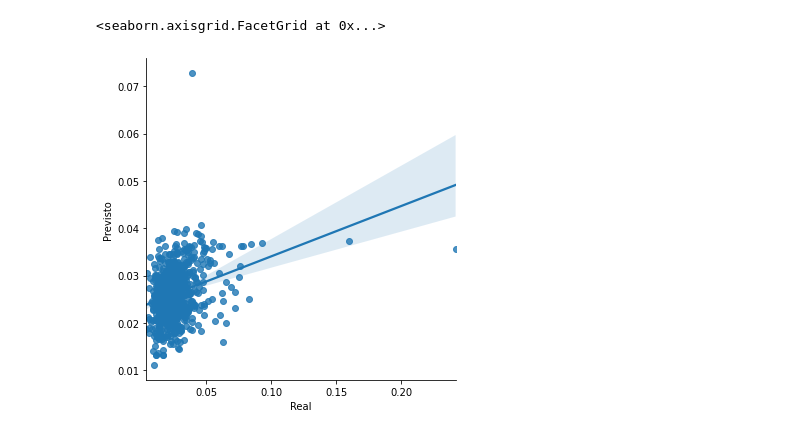
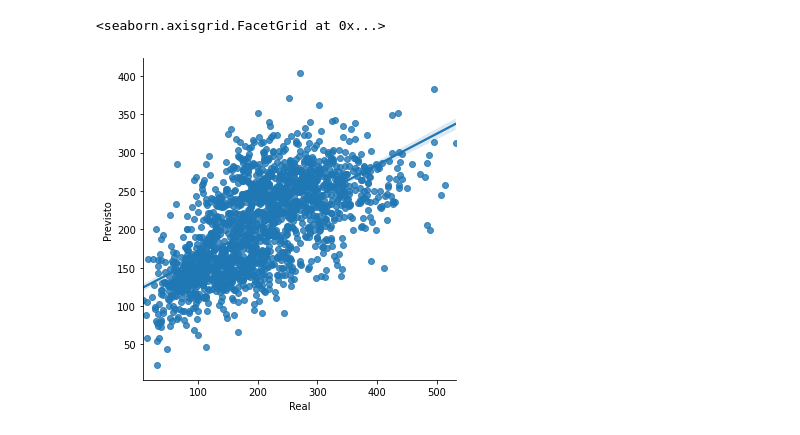
Before and after one commit to mirianbatista/covid-fatores, a Jupyter notebook: regressao_linear_mortalidade.ipynb, the cells around one changed output. Drawn from its saved outputs; the diff is of its cells as text; code cells hidden in the pictures.

```diff
--- a/regressao_linear_mortalidade.ipynb
+++ b/regressao_linear_mortalidade.ipynb
@@ -14,10 +14,10 @@ import seaborn as sns
 idhm = pd.read_excel('https://github.com/mirianbatista/covid-fatores/blob/master/atlas2013_dadosbrutos_pt.xlsx?raw=true', sheet_name=1, dtype = {'UF': str, 'Codmun7':str})
 # %%
 url = "https://data.brasil.io/dataset/covid19/caso_full.csv.gz"
-cols = 'city','city_ibge_code','date','estimated_population_2019','last_available_death_rate'
+cols = 'state','city','city_ibge_code','date','estimated_population_2019','last_available_deaths'
 response = requests.get(url)
 bytes_io = io.BytesIO(response.content)
 with gzip.open(bytes_io, 'rt') as read_file:
     covid = pd.read_csv(read_file, usecols=cols, parse_dates=["date"], dtype={"city_ibge_code": str})
 covid = covid[covid.date == max(covid.date)]
-covid
+covid['last_available_death_rate'] = 100000 * covid['last_available_deaths'] / covid['estimated_population_2019']
@@ -50,5 +52,5 @@ idhmcovid.head()
 # %%
-idhmcovid_cor_abs = idhmcovid.corr(method='spearman').abs()
+idhmcovid_cor_abs = idhmcovid.drop(columns=['ANO', 'Codmun6', 'Codmun7', 'Município', 'last_available_deaths', 'estimated_population_2019']).corr(method='spearman').abs()
 correlacao_abs = idhmcovid_cor_abs.loc['last_available_death_rate'].sort_values(ascending=False).to_frame().reset_index().rename(columns = {'index': 'indicador'})[1:101]
 correlacao_abs
 # %% [output]
@@ -269,8 +271,8 @@ fig.show()
 # %% [output]
 [interactive output not drawn]
 # %%
-df_corr_pos_neg = pd.DataFrame ({'Real': ytest_corr_pos_neg, 'Previsto': pred_corr_pos_neg})
+df_corr_pos_neg = pd.DataFrame ({'Real': y, 'Previsto': pred_corr_pos_neg})
 sns.lmplot(x="Real", y="Previsto", data=df_corr_pos_neg)
 # %% [output]
 <seaborn.axisgrid.FacetGrid at 0x...>
-[figure, old version]
+[figure, new version]
```
Also changed, not shown: parts of 25 cells of this notebook.
